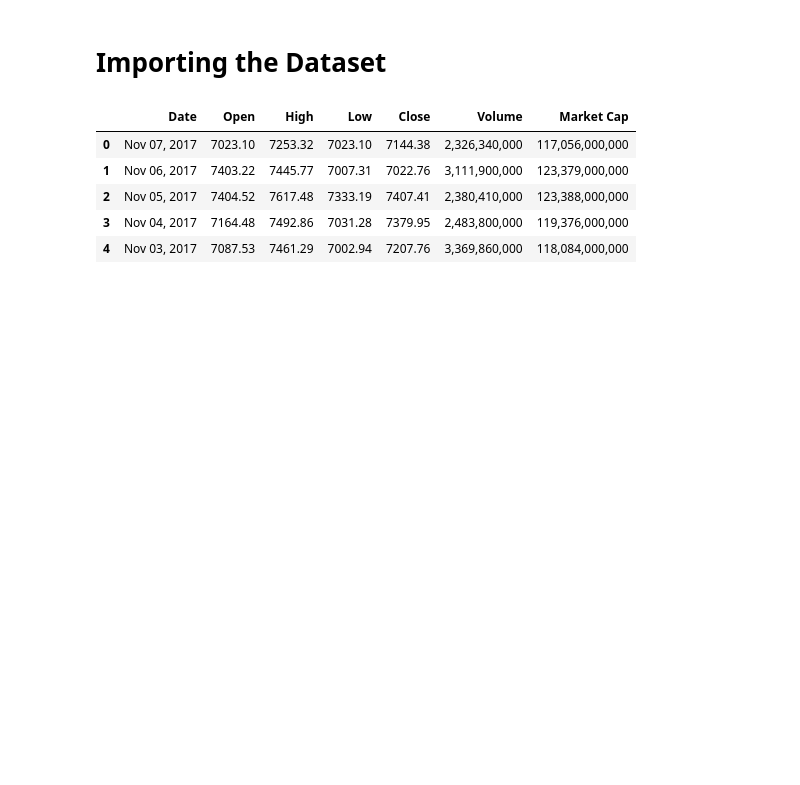
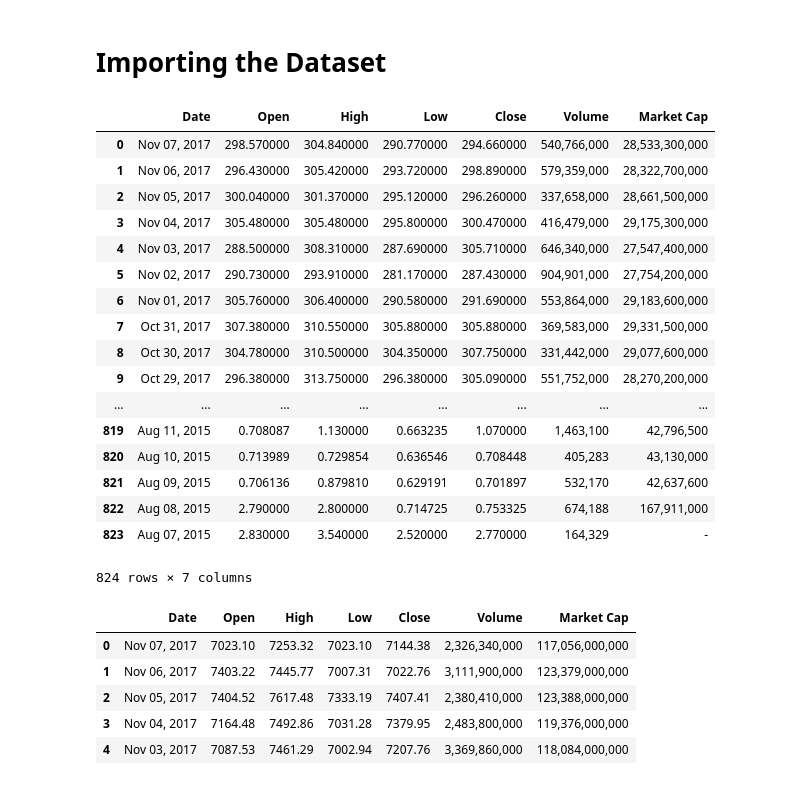
Before and after one commit to masinazarian/cryptocurrency-price-prediction, a Jupyter notebook: main.ipynb, the cells around one changed output. Drawn from its saved outputs; the diff is of its cells as text; code cells hidden in the pictures; blank space fills up the shorter version.

```diff
--- a/main.ipynb
+++ b/main.ipynb
@@ -22,6 +22,27 @@ ripple_price = pd.read_csv(filepath_or_buffer='cryptocurrencypricehistory/ripple
 iota_price = pd.read_csv(filepath_or_buffer='cryptocurrencypricehistory/iota_price.csv')
 litecoin_price = pd.read_csv(filepath_or_buffer='cryptocurrencypricehistory/litecoin_price.csv')
 monero_price = pd.read_csv(filepath_or_buffer='cryptocurrencypricehistory/monero_price.csv')
+# %%
+ethereum_price
+# %% [output]
+|  | Date | Open | High | Low | Close | Volume | Market Cap |
+| 0 | Nov 07, 2017 | 298.570000 | 304.840000 | 290.770000 | 294.660000 | 540,766,000 | 28,533,300,000 |
+| 1 | Nov 06, 2017 | 296.430000 | 305.420000 | 293.720000 | 298.890000 | 579,359,000 | 28,322,700,000 |
+| 2 | Nov 05, 2017 | 300.040000 | 301.370000 | 295.120000 | 296.260000 | 337,658,000 | 28,661,500,000 |
+| 3 | Nov 04, 2017 | 305.480000 | 305.480000 | 295.800000 | 300.470000 | 416,479,000 | 29,175,300,000 |
+| 4 | Nov 03, 2017 | 288.500000 | 308.310000 | 287.690000 | 305.710000 | 646,340,000 | 27,547,400,000 |
+| 5 | Nov 02, 2017 | 290.730000 | 293.910000 | 281.170000 | 287.430000 | 904,901,000 | 27,754,200,000 |
+| 6 | Nov 01, 2017 | 305.760000 | 306.400000 | 290.580000 | 291.690000 | 553,864,000 | 29,183,600,000 |
+| 7 | Oct 31, 2017 | 307.380000 | 310.550000 | 305.880000 | 305.880000 | 369,583,000 | 29,331,500,000 |
+| 8 | Oct 30, 2017 | 304.780000 | 310.500000 | 304.350000 | 307.750000 | 331,442,000 | 29,077,600,000 |
+| 9 | Oct 29, 2017 | 296.380000 | 313.750000 | 296.380000 | 305.090000 | 551,752,000 | 28,270,200,000 |
+| ... | ... | ... | ... | ... | ... | ... | ... |
+| 819 | Aug 11, 2015 | 0.708087 | 1.130000 | 0.663235 | 1.070000 | 1,463,100 | 42,796,500 |
+| 820 | Aug 10, 2015 | 0.713989 | 0.729854 | 0.636546 | 0.708448 | 405,283 | 43,130,000 |
+| 821 | Aug 09, 2015 | 0.706136 | 0.879810 | 0.629191 | 0.701897 | 532,170 | 42,637,600 |
+| 822 | Aug 08, 2015 | 2.790000 | 2.800000 | 0.714725 | 0.753325 | 674,188 | 167,911,000 |
+| 823 | Aug 07, 2015 | 2.830000 | 3.540000 | 2.520000 | 2.770000 | 164,329 | - |
+824 rows × 7 columns
 # %%
 currency_dict = {
     "bitcoin" : bitcoin_price,
```
Also changed, not shown: parts of 20 cells of this notebook.
